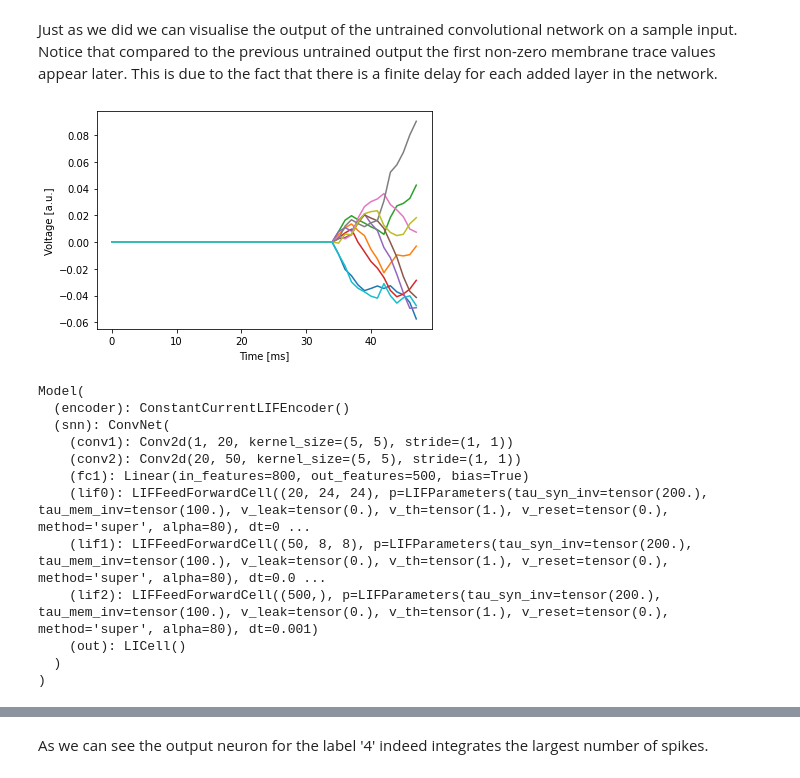
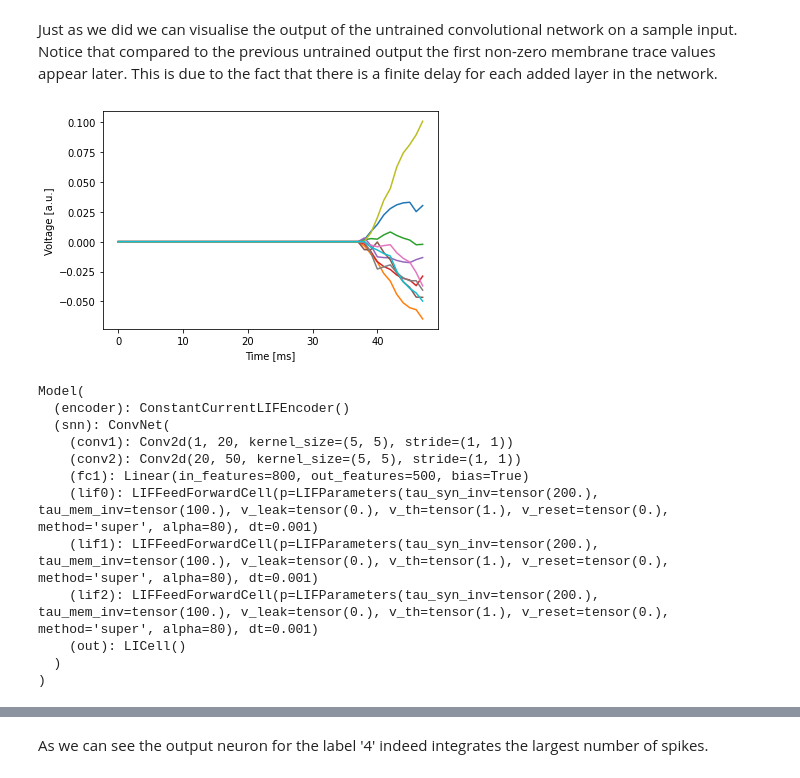
Before and after one commit to norse/notebooks, a Jupyter notebook: norse_tutorial.ipynb, the cells around one changed output, grey strips where cells are left out. Saved outputs shown, nothing was run; the diff lists cells and outputs as text; code cells hidden in the pictures.

Commit message:
Adapted notebooks to newest version of Norse

```diff
--- a/norse_tutorial.ipynb
+++ b/norse_tutorial.ipynb
@@ -429 +416,5 @@ As we've mentioned above there are alternative ways of encoding and decoding the
+# %%
+import importlib
+from norse.torch.module import encode
+encode = importlib.reload(encode)
 # %%
@@ -580,17 +557,9 @@ class ConvNet(torch.nn.Module):
         self.conv1 = torch.nn.Conv2d(num_channels, 20, 5, 1)
         self.conv2 = torch.nn.Conv2d(20, 50, 5, 1)
         self.fc1 = torch.nn.Linear(self.features * self.features * 50, 500)
-        self.lif0 = LIFFeedForwardCell(
-            (20, feature_size - 4, feature_size - 4),
-            p=LIFParameters(method=method, alpha=alpha),
-        )
-        self.lif1 = LIFFeedForwardCell(
-            (50, int((feature_size - 4) / 2) - 4, int((feature_size - 4) / 2) - 4),
-            p=LIFParameters(method=method, alpha=alpha),
-        )
-        self.lif2 = LIFFeedForwardCell(
-            (500,), p=LIFParameters(method=method, alpha=alpha)
-        )
+        self.lif0 = LIFFeedForwardCell(p=LIFParameters(method=method, alpha=alpha))
+        self.lif1 = LIFFeedForwardCell(p=LIFParameters(method=method, alpha=alpha))
+        self.lif2 = LIFFeedForwardCell(p=LIFParameters(method=method, alpha=alpha))
         self.out = LICell(500, 10)
 
     def forward(self, x):
@@ -598,10 +567,7 @@ class ConvNet(torch.nn.Module):
         batch_size = x.shape[1]
 
         # specify the initial states
-        s0 = self.lif0.initial_state(batch_size, device=x.device, dtype=x.dtype)
-        s1 = self.lif1.initial_state(batch_size, device=x.device, dtype=x.dtype)
-        s2 = self.lif2.initial_state(batch_size, device=x.device, dtype=x.dtype)
-        so = self.out.initial_state(device=x.device, dtype=x.dtype)
+        s0 = s1 = s2 = so = None
 
         voltages = torch.zeros(
             seq_length, batch_size, 10, device=x.device, dtype=x.dtype
@@ -638,25 +604,25 @@ output the first non-zero membrane trace values appear later. This is due to
 the fact that there is a finite delay for each added layer in the network.
 # %%
 T = 48
-example_encoder = ConstantCurrentLIFEncoder(T)
+example_encoder = encode.ConstantCurrentLIFEncoder(T)
 example_input = example_encoder(img)
 example_snn = ConvNet()
 example_readout_voltages = example_snn(example_input.unsqueeze(1))
 
 plt.plot(example_readout_voltages.squeeze(1).detach().numpy())
 plt.ylabel('Voltage [a.u.]')
 plt.xlabel('Time [ms]')
 plt.show()
 # %% [output]
-[figure, old version]
+[figure, new version]
 # %%
 T = 48
 DEVICE = torch.device("cuda")
 LR = 0.001
-EPOCHS = 20
+EPOCHS = 5 # Increase this for improved accuracy
 
 model = Model(
-    encoder=ConstantCurrentLIFEncoder(T),
+    encoder=encode.ConstantCurrentLIFEncoder(T),
     snn=ConvNet(alpha=80),
     decoder=decode
 ).to(DEVICE)
@@ -670,9 +636,9 @@ Model(
     (conv1): Conv2d(1, 20, kernel_size=(5, 5), stride=(1, 1))
     (conv2): Conv2d(20, 50, kernel_size=(5, 5), stride=(1, 1))
     (fc1): Linear(in_features=800, out_features=500, bias=True)
-    (lif0): LIFFeedForwardCell((20, 24, 24), p=LIFParameters(tau_syn_inv=tensor(200.), tau_mem_inv=tensor(100.), v_leak=tensor(0.), v_th=tensor(1.), v_reset=tensor(0.), method='super', alpha=80), dt=0 ...
-    (lif1): LIFFeedForwardCell((50, 8, 8), p=LIFParameters(tau_syn_inv=tensor(200.), tau_mem_inv=tensor(100.), v_leak=tensor(0.), v_th=tensor(1.), v_reset=tensor(0.), method='super', alpha=80), dt=0.0 ...
-    (lif2): LIFFeedForwardCell((500,), p=LIFParameters(tau_syn_inv=tensor(200.), tau_mem_inv=tensor(100.), v_leak=tensor(0.), v_th=tensor(1.), v_reset=tensor(0.), method='super', alpha=80), dt=0.001)
+    (lif0): LIFFeedForwardCell(p=LIFParameters(tau_syn_inv=tensor(200.), tau_mem_inv=tensor(100.), v_leak=tensor(0.), v_th=tensor(1.), v_reset=tensor(0.), method='super', alpha=80), dt=0.001)
+    (lif1): LIFFeedForwardCell(p=LIFParameters(tau_syn_inv=tensor(200.), tau_mem_inv=tensor(100.), v_leak=tensor(0.), v_th=tensor(1.), v_reset=tensor(0.), method='super', alpha=80), dt=0.001)
+    (lif2): LIFFeedForwardCell(p=LIFParameters(tau_syn_inv=tensor(200.), tau_mem_inv=tensor(100.), v_leak=tensor(0.), v_th=tensor(1.), v_reset=tensor(0.), method='super', alpha=80), dt=0.001)
     (out): LICell()
   )
 )
```
Also changed, not shown: parts of 22 cells of this notebook, 2 other files.
